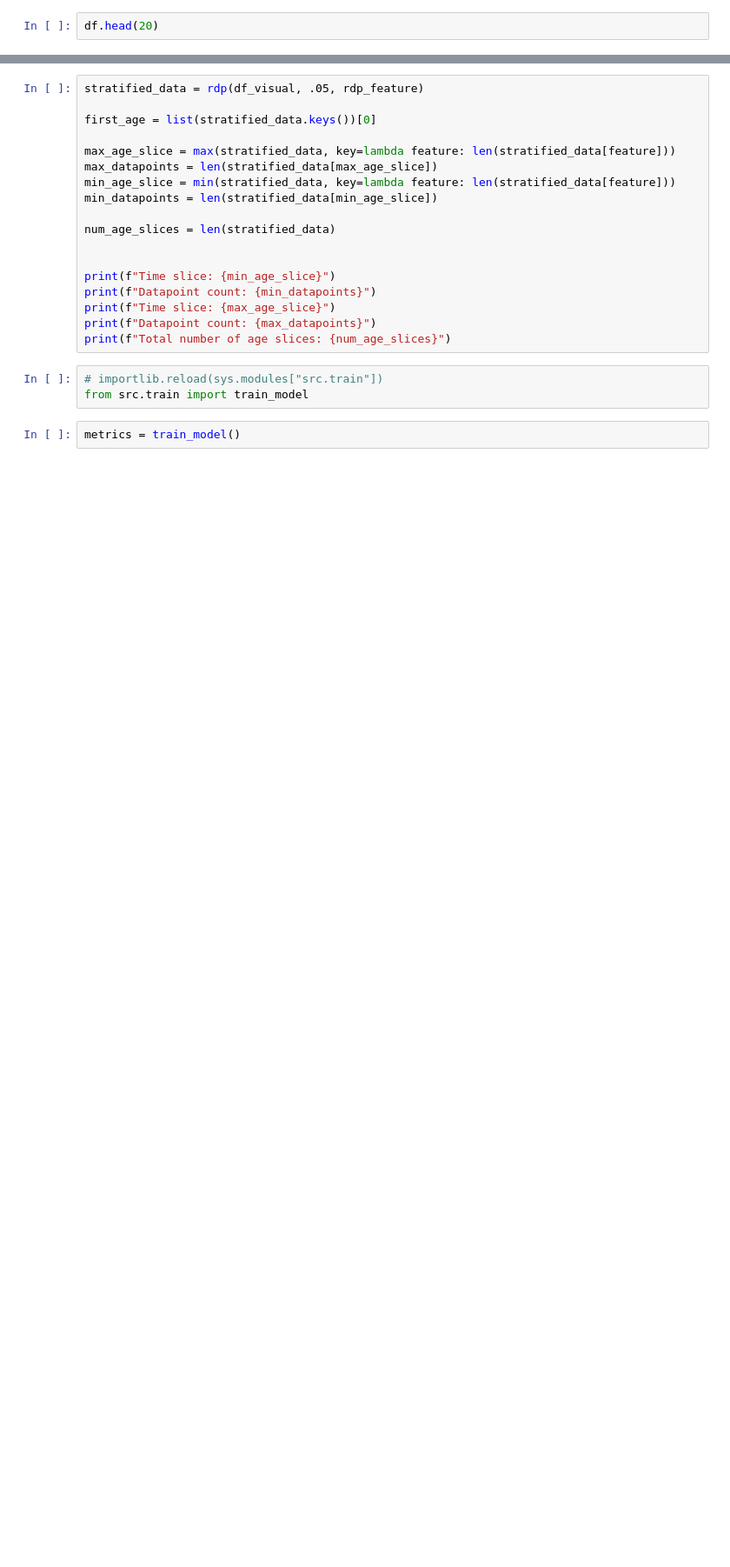
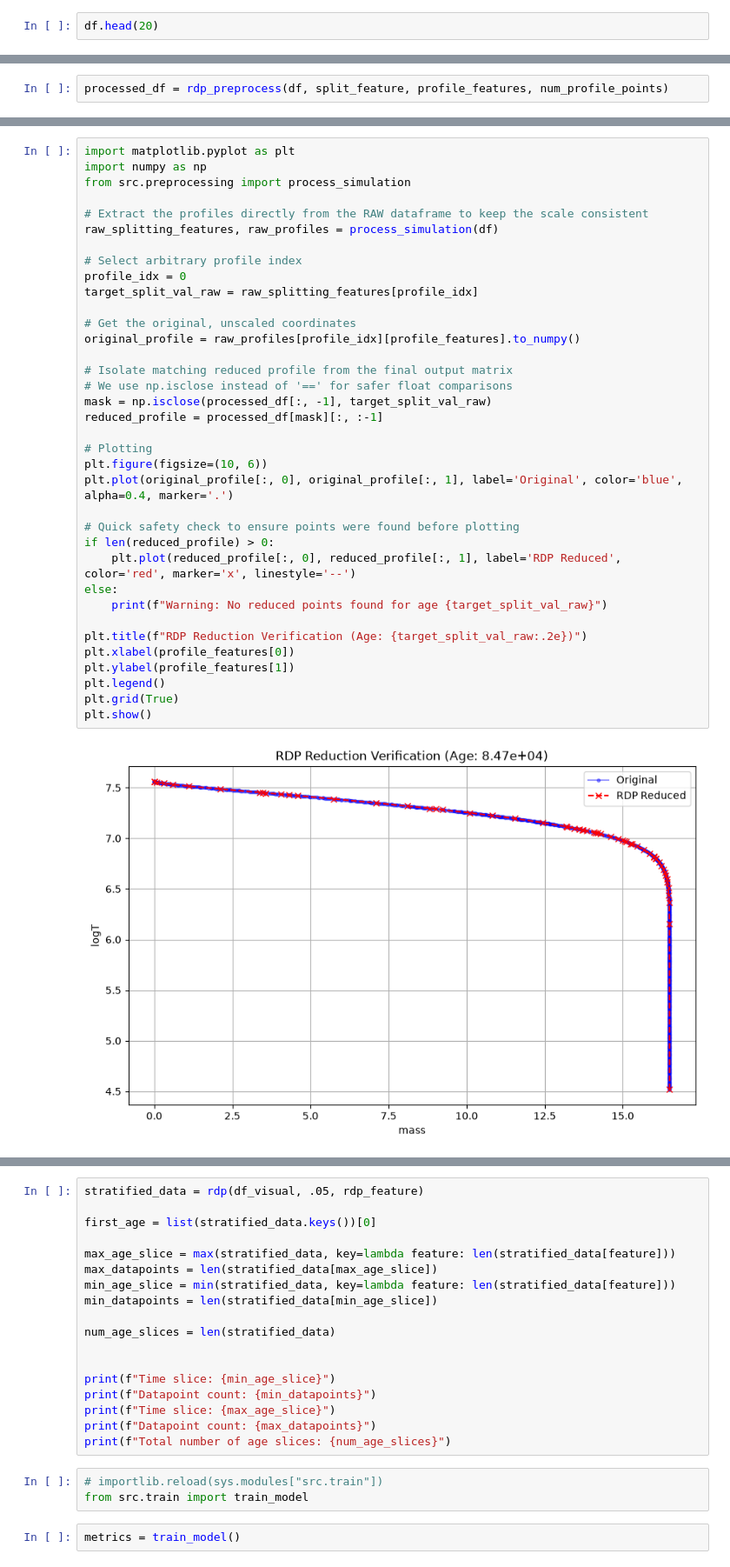
Before and after one commit to phanphaze/Stars_VAE, a Jupyter notebook: notebooks/notebook.ipynb, the cells around one changed output, grey strips where cells are left out. Shown at 87% size. Saved outputs shown, nothing was run; the diff lists cells and outputs as text; blank space fills up the shorter version.

Commit message:
Updated transform_with_scalers to use iloc, fixing it. Added a test class to ensure the RDP algorithm works properly, used RDP to process data, Graphed the number of dropped datapoints, Fixed bugs.

```diff
--- a/notebooks/notebook.ipynb
+++ b/notebooks/notebook.ipynb
@@ -36,0 +31,2 @@ df.head(20)
+# %%
+processed_df = rdp_preprocess(df, split_feature, profile_features, num_profile_points)
@@ -37 +42,39 @@ df.head(20)
+# %%
+import matplotlib.pyplot as plt
+import numpy as np
+from src.preprocessing import process_simulation
+
+# Extract the profiles directly from the RAW dataframe to keep the scale consistent
+raw_splitting_features, raw_profiles = process_simulation(df)
+
+# Select arbitrary profile index
+profile_idx = 0
+target_split_val_raw = raw_splitting_features[profile_idx]
+
+# Get the original, unscaled coordinates
+original_profile = raw_profiles[profile_idx][profile_features].to_numpy()
+
+# Isolate matching reduced profile from the final output matrix
+# We use np.isclose instead of '==' for safer float comparisons
+mask = np.isclose(processed_df[:, -1], target_split_val_raw)
+reduced_profile = processed_df[mask][:, :-1]
+
+# Plotting
+plt.figure(figsize=(10, 6))
+plt.plot(original_profile[:, 0], original_profile[:, 1], label='Original', color='blue', alpha=0.4, marker='.')
+
+# Quick safety check to ensure points were found before plotting
+if len(reduced_profile) > 0:
+    plt.plot(reduced_profile[:, 0], reduced_profile[:, 1], label='RDP Reduced', color='red', marker='x', linestyle='--')
+else:
+    print(f"Warning: No reduced points found for age {target_split_val_raw}")
+
+plt.title(f"RDP Reduction Verification (Age: {target_split_val_raw:.2e})")
+plt.xlabel(profile_features[0])
+plt.ylabel(profile_features[1])
+plt.legend()
+plt.grid(True)
+plt.show()
+# %% [output]
+[figure, added]
 # %%
```
Also changed, not shown: parts of 17 cells of this notebook, 2 other files.
